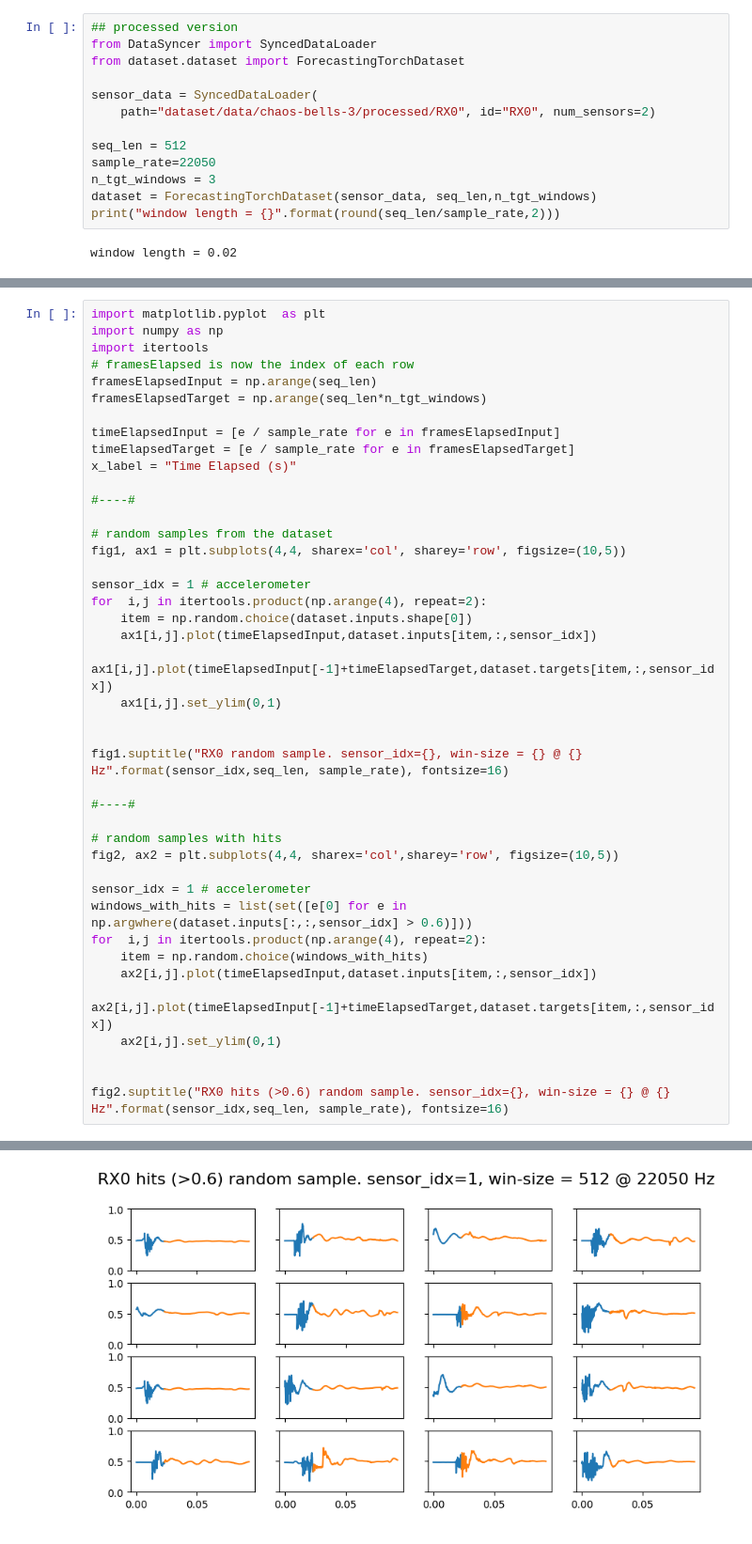
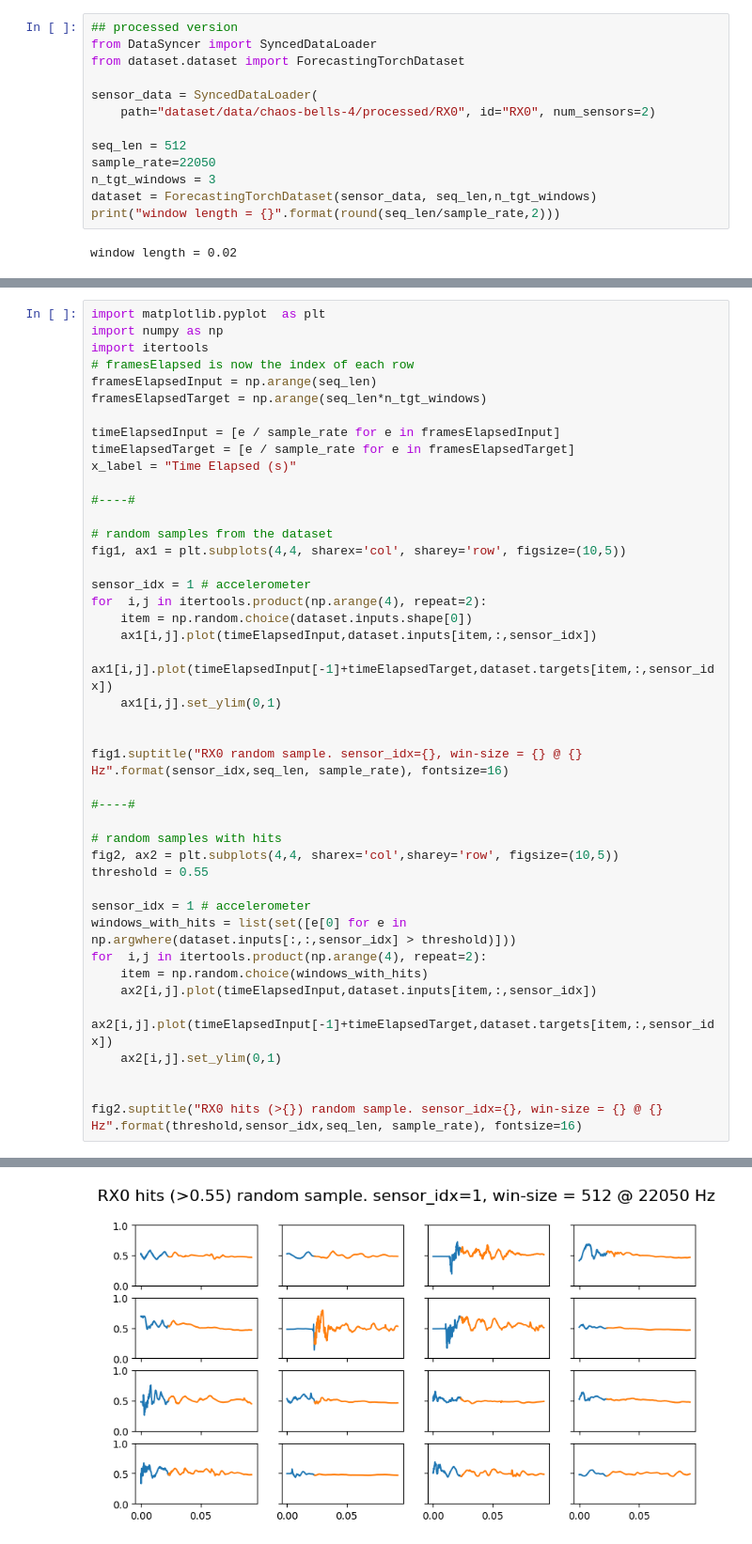
Before and after one commit to pelinski/sensor-data-forecasting, a Jupyter notebook: data-visualiser.ipynb, the cells around one changed output, grey strips where cells are left out. Shown at 94% size. Cells and saved outputs as stored; diff of their text form.

Commit message:
added threshold variable, minor changes

```diff
--- a/data-visualiser.ipynb
+++ b/data-visualiser.ipynb
@@ -29,7 +29,7 @@ from DataSyncer import SyncedDataLoader
 from dataset.dataset import ForecastingTorchDataset
 
 sensor_data = SyncedDataLoader(
-    path="dataset/data/chaos-bells-3/processed/RX0", id="RX0", num_sensors=2)
+    path="dataset/data/chaos-bells-4/processed/RX0", id="RX0", num_sensors=2)
 
 seq_len = 512
 sample_rate=22050
@@ -73,9 +73,10 @@ fig1.suptitle("RX0 random sample. sensor_idx={}, win-size = {} @ {} Hz".format(s
 
 # random samples with hits
 fig2, ax2 = plt.subplots(4,4, sharex='col',sharey='row', figsize=(10,5))
+threshold = 0.55
 
 sensor_idx = 1 # accelerometer
-windows_with_hits = list(set([e[0] for e in np.argwhere(dataset.inputs[:,:,sensor_idx] > 0.6)]))
+windows_with_hits = list(set([e[0] for e in np.argwhere(dataset.inputs[:,:,sensor_idx] > threshold)]))
 for  i,j in itertools.product(np.arange(4), repeat=2):
     item = np.random.choice(windows_with_hits)
     ax2[i,j].plot(timeElapsedInput,dataset.inputs[item,:,sensor_idx])
@@ -83,5 +84,5 @@ for  i,j in itertools.product(np.arange(4), repeat=2):
     ax2[i,j].set_ylim(0,1)
 
 
-fig2.suptitle("RX0 hits (>0.6) random sample. sensor_idx={}, win-size = {} @ {} Hz".format(sensor_idx,seq_len, sample_rate), fontsize=16)
+fig2.suptitle("RX0 hits (>{}) random sample. sensor_idx={}, win-size = {} @ {} Hz".format(threshold,sensor_idx,seq_len, sample_rate), fontsize=16)
 # %% [output]
@@ -90,2 +91,2 @@ Text(0.5, 0.98, 'RX0 hits (>0.6) random sample. sensor_idx=1, win-size = 512 @ 2
-[figure, old version]
+[figure, new version]
 # %%
```
Also changed, not shown: parts of 3 cells of this notebook, 2 other files.
